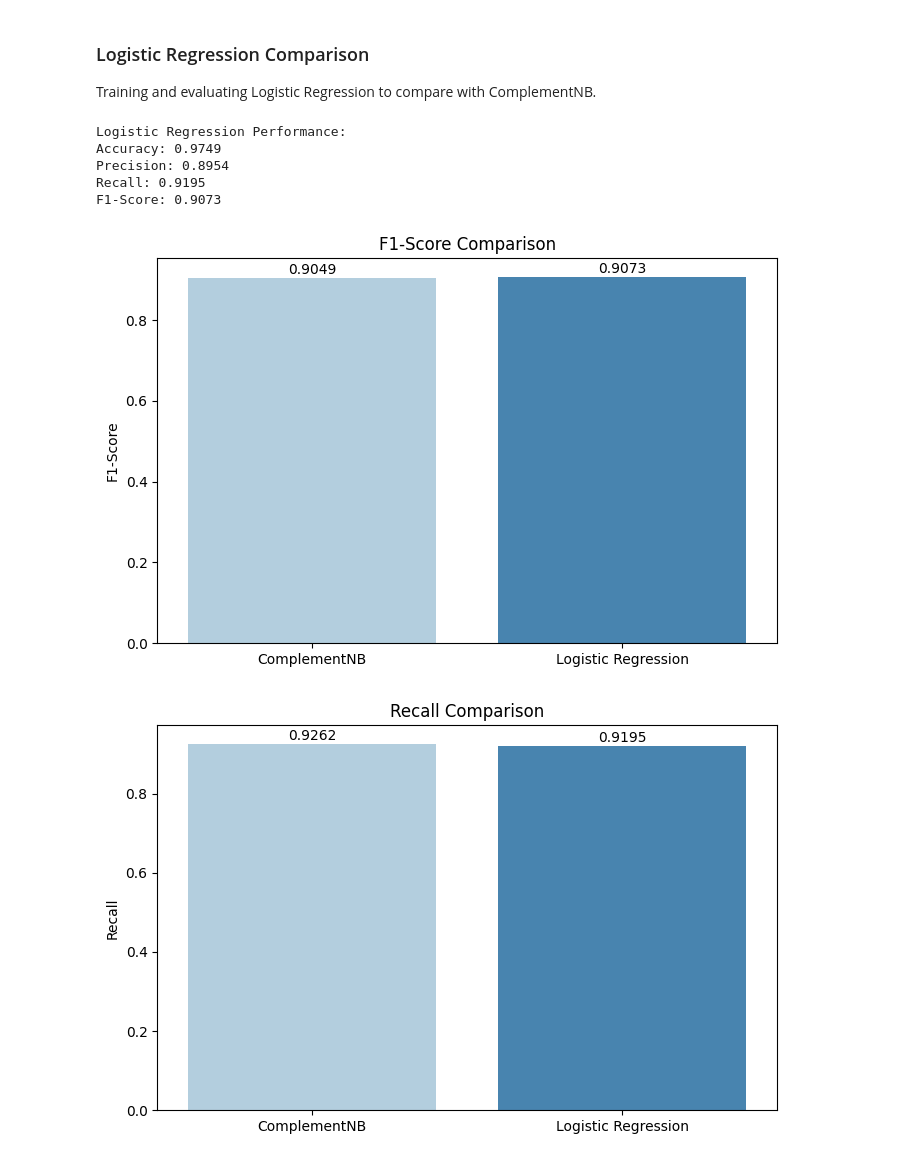
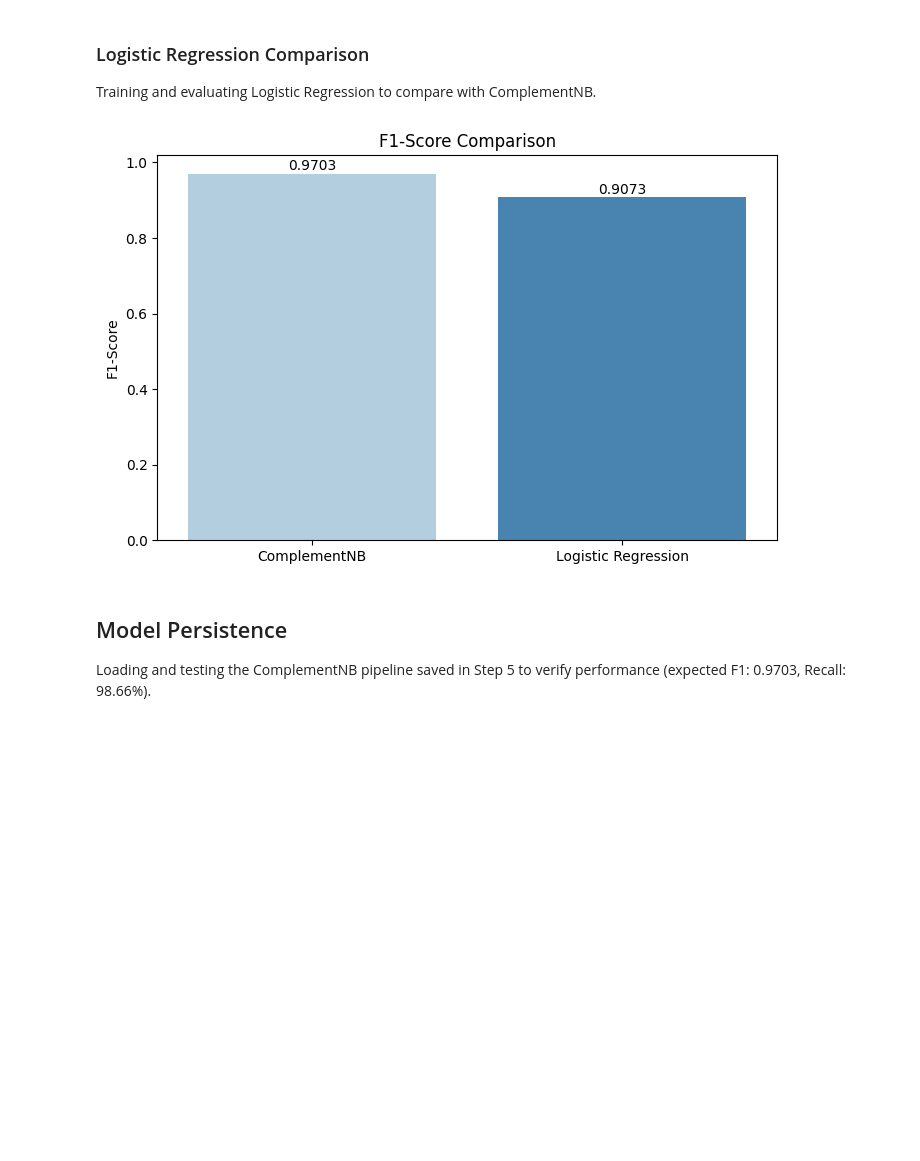
Before and after one commit to GoudyMT/naive-bayes-nlp-project, a Jupyter notebook: naive_bayes_project.ipynb, the cells around one changed output. Cells and saved outputs as stored; diff of their text form; code cells hidden in the pictures; blank space fills up the shorter version.

Commit message:
Saved ComplementNB pipeline; Tested loaded model and updated F1-score chart

```diff
--- a/naive_bayes_project.ipynb
+++ b/naive_bayes_project.ipynb
@@ -824,54 +831,40 @@ fig.show()
 ### Logistic Regression Comparison
 Training and evaluating Logistic Regression to compare with ComplementNB.
 # %%
+from sklearn.pipeline import Pipeline
+from sklearn.feature_extraction.text import TfidfVectorizer
+from sklearn.naive_bayes import ComplementNB
 from sklearn.linear_model import LogisticRegression
+from sklearn.model_selection import train_test_split
+import matplotlib.pyplot as plt
+import seaborn as sns
+import joblib
 
-# Train Logistic Regression
+# Load ComplementNB model
+cnb_model = joblib.load('models/complement_nb_pipeline.joblib')
+y_pred_cnb = cnb_model.predict(X_test)
+
+# Re-train Logistic Regression
 lr_pipeline = Pipeline([
     ('tfidf', TfidfVectorizer(max_features=10000, ngram_range=(1, 3), min_df=1)),
     ('lr', LogisticRegression(class_weight='balanced', random_state=42))
 ])
 lr_pipeline.fit(X_train, y_train)
 y_pred_lr = lr_pipeline.predict(X_test)
-y_scores_lr = lr_pipeline.predict_proba(X_test)[:, 1]
-
-# Evaluate Logistic Regression
-def print_metrics(y_true, y_pred, model_name):
-    print(f"\n{model_name} Performance:")
-    print(f"Accuracy: {accuracy_score(y_true, y_pred):.4f}")
-    print(f"Precision: {precision_score(y_true, y_pred):.4f}")
-    print(f"Recall: {recall_score(y_true, y_pred):.4f}")
-    print(f"F1-Score: {f1_score(y_true, y_pred):.4f}")
-
-print_metrics(y_test, y_pred_lr, "Logistic Regression")
 
 # Visualize comparison
 models = ['ComplementNB', 'Logistic Regression']
 f1_scores = [f1_score(y_test, y_pred_cnb), f1_score(y_test, y_pred_lr)]
-recalls = [recall_score(y_test, y_pred_cnb), recall_score(y_test, y_pred_lr)]
-
 plt.figure(figsize=(8, 5))
 sns.barplot(x=models, y=f1_scores, hue=models, palette='Blues', legend=False)
 plt.title('F1-Score Comparison')
 plt.ylabel('F1-Score')
 for i, v in enumerate(f1_scores):
     plt.text(i, v + 0.01, f'{v:.4f}', ha='center')
 plt.savefig('images/f1_comparison.png', dpi=300, bbox_inches='tight')
 plt.show()
-
-plt.figure(figsize=(8, 5))
-sns.barplot(x=models, y=recalls, hue=models, palette='Blues', legend=False)
-plt.title('Recall Comparison')
-plt.ylabel('Recall')
-for i, v in enumerate(recalls):
-    plt.text(i, v + 0.01, f'{v:.4f}', ha='center')
-plt.savefig('images/Recall_comparison.png', dpi=300, bbox_inches='tight')
-plt.show()
 # %% [output]
-Logistic Regression Performance:
-Accuracy: 0.9749
-Precision: 0.8954
-Recall: 0.9195
-F1-Score: 0.9073
-[figure, old version]
+[figure, new version]
-[figure, removed]
+# %% [markdown]
+## Model Persistence
+Loading and testing the ComplementNB pipeline saved in Step 5 to verify performance (expected F1: 0.9703, Recall: 98.66%).
```
Also changed, not shown: parts of 3 cells of this notebook, 3 other files.
